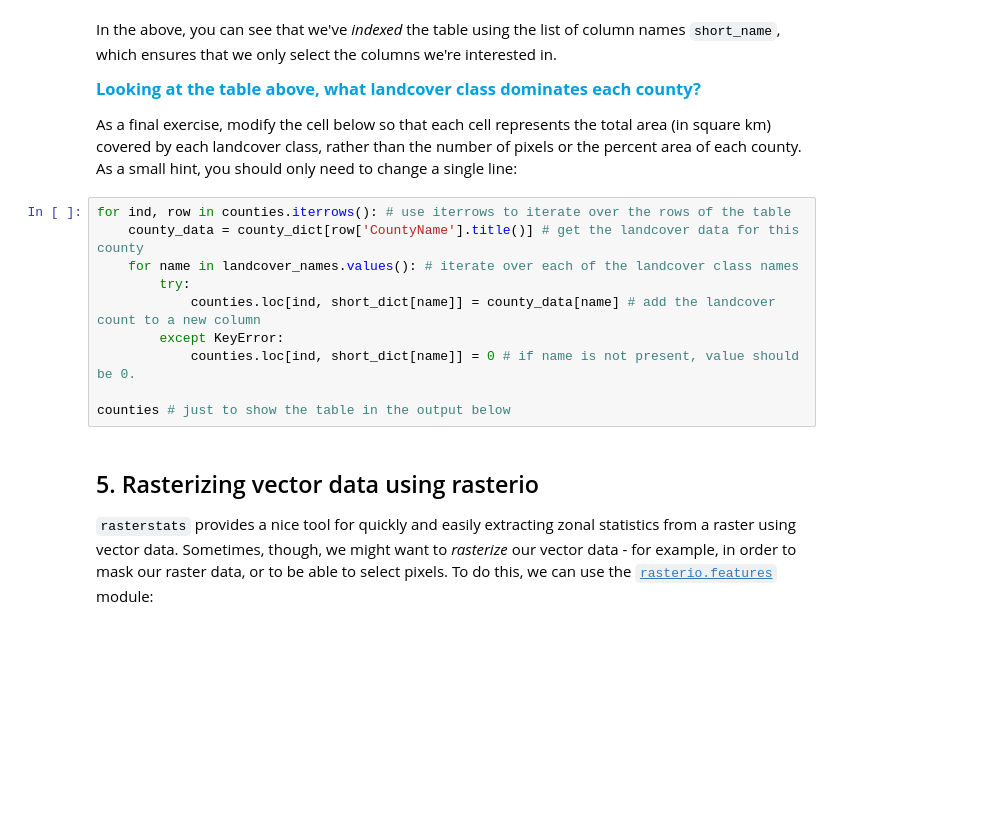
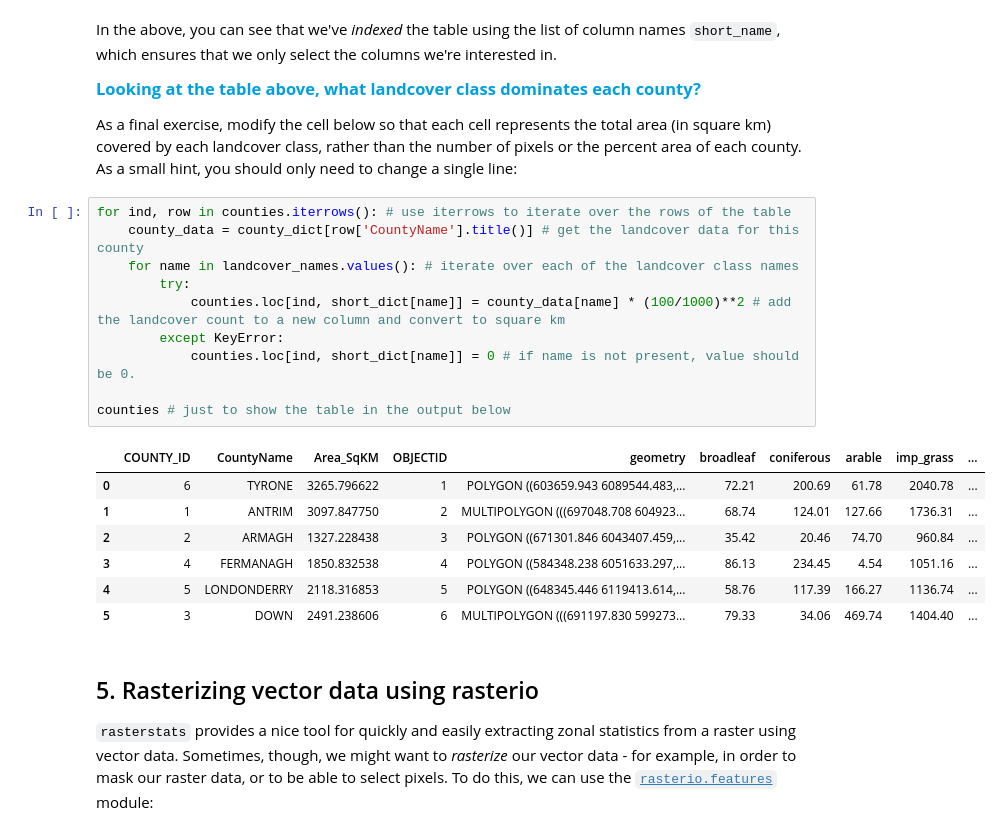
Before and after one commit to CharmsN/egm722, a Jupyter notebook: Week5/Practical5.ipynb, the cells around one changed output. Drawn from its saved outputs; the diff is of its cells as text; blank space fills up the shorter version.

```diff
--- a/Week5/Practical5.ipynb
+++ b/Week5/Practical5.ipynb
@@ -301,13 +357,21 @@ As a final exercise, modify the cell below so that each cell represents the tota
 # %%
 for ind, row in counties.iterrows(): # use iterrows to iterate over the rows of the table
     county_data = county_dict[row['CountyName'].title()] # get the landcover data for this county
     for name in landcover_names.values(): # iterate over each of the landcover class names
         try:
-            counties.loc[ind, short_dict[name]] = county_data[name] # add the landcover count to a new column
+            counties.loc[ind, short_dict[name]] = county_data[name] * (100/1000)**2 # add the landcover count to a new column and convert to square km
         except KeyError:
             counties.loc[ind, short_dict[name]] = 0 # if name is not present, value should be 0.
 
 counties # just to show the table in the output below
+# %% [output]
+|  | COUNTY_ID | CountyName | Area_SqKM | OBJECTID | geometry | broadleaf | coniferous | arable | imp_grass | ... |
+| 0 | 6 | TYRONE | 3265.796622 | 1 | POLYGON ((603659.943 6089544.483,... | 72.21 | 200.69 | 61.78 | 2040.78 | ... |
+| 1 | 1 | ANTRIM | 3097.847750 | 2 | MULTIPOLYGON (((697048.708 604923... | 68.74 | 124.01 | 127.66 | 1736.31 | ... |
+| 2 | 2 | ARMAGH | 1327.228438 | 3 | POLYGON ((671301.846 6043407.459,... | 35.42 | 20.46 | 74.70 | 960.84 | ... |
+| 3 | 4 | FERMANAGH | 1850.832538 | 4 | POLYGON ((584348.238 6051633.297,... | 86.13 | 234.45 | 4.54 | 1051.16 | ... |
+| 4 | 5 | LONDONDERRY | 2118.316853 | 5 | POLYGON ((648345.446 6119413.614,... | 58.76 | 117.39 | 166.27 | 1136.74 | ... |
+| 5 | 3 | DOWN | 2491.238606 | 6 | MULTIPOLYGON (((691197.830 599273... | 79.33 | 34.06 | 469.74 | 1404.40 | ... |
 # %% [markdown]
 ## 5. Rasterizing vector data using rasterio
 `rasterstats` provides a nice tool for quickly and easily extracting zonal statistics from a raster using vector data. Sometimes, though, we might want to _rasterize_ our vector data - for example, in order to mask our raster data, or to be able to select pixels. To do this, we can use the [`rasterio.features`](https://rasterio.readthedocs.io/en/latest/api/rasterio.features.html) module:
```
Also changed, not shown: parts of 24 cells of this notebook.
